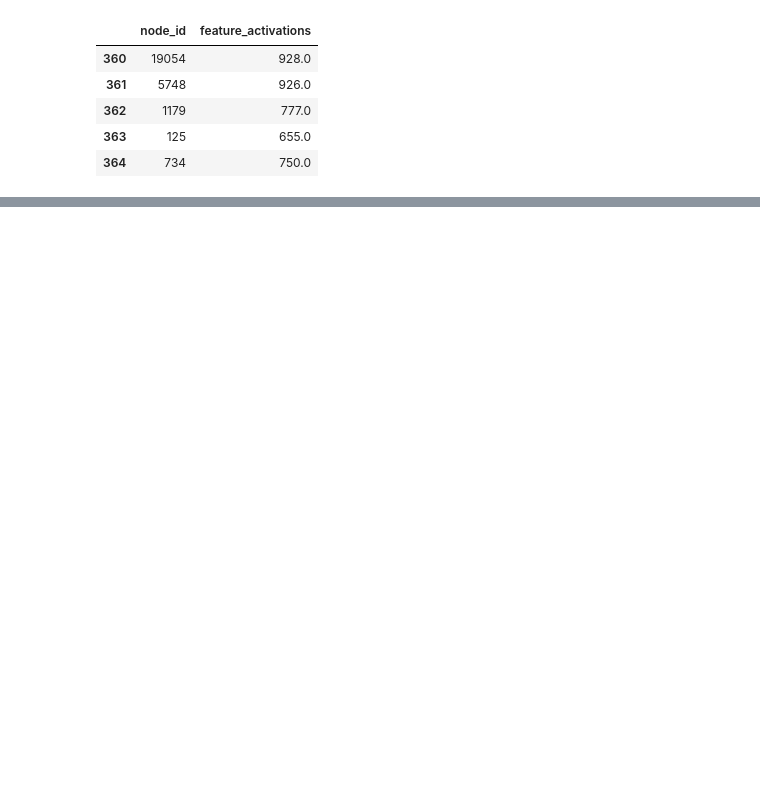
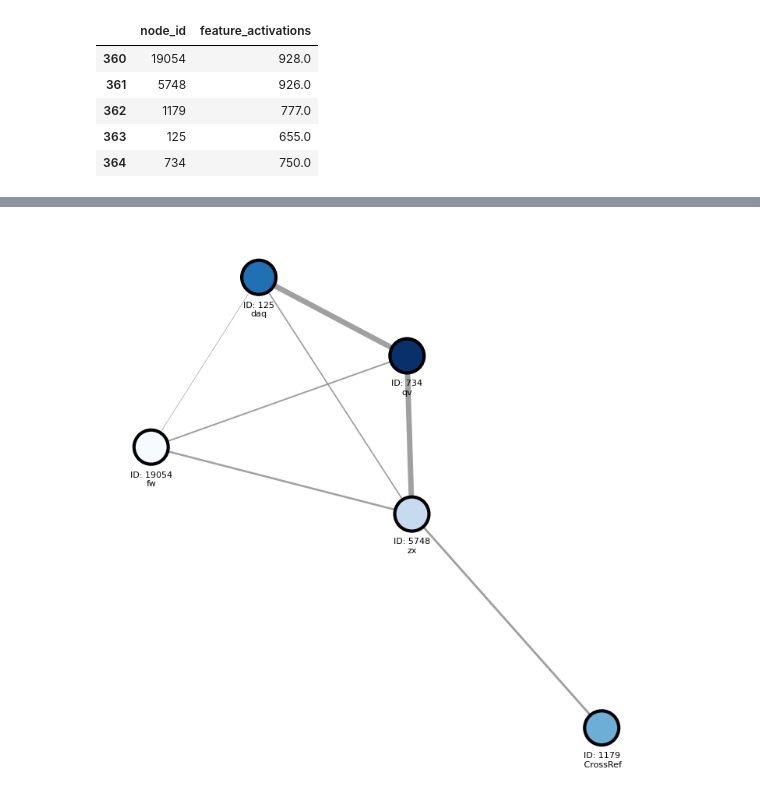
Before and after one commit to MClarke1991/sae_cooccurrence, a Jupyter notebook: temp/debug_plot_graph_from_matrix.ipynb, the cells around one changed output, grey strips where cells are left out. Saved outputs shown, nothing was run; the diff lists cells and outputs as text; code cells hidden in the pictures; blank space fills up the shorter version.

```diff
--- a/temp/debug_plot_graph_from_matrix.ipynb
+++ b/temp/debug_plot_graph_from_matrix.ipynb
@@ -81,0 +336,6 @@ KeyboardInterrupt:
+# %%
+plot_subgraph_static_v3(
+    subgraph, subgraph_df, node_df, activation_array=[0.1, 0.2, 0.3, 0.4, 0.5]
+)
+# %% [output]
+[figure, added]
```
Also changed, not shown: parts of 16 cells of this notebook.
